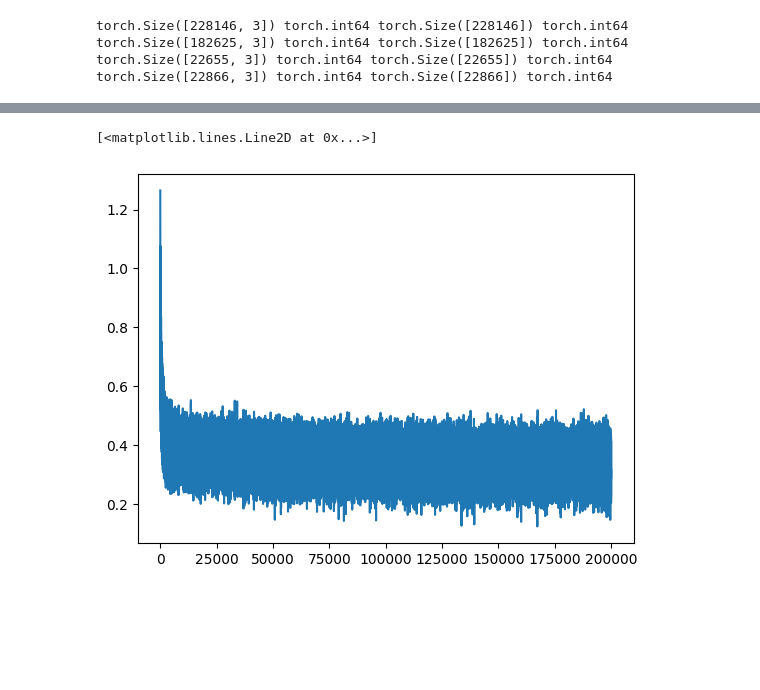
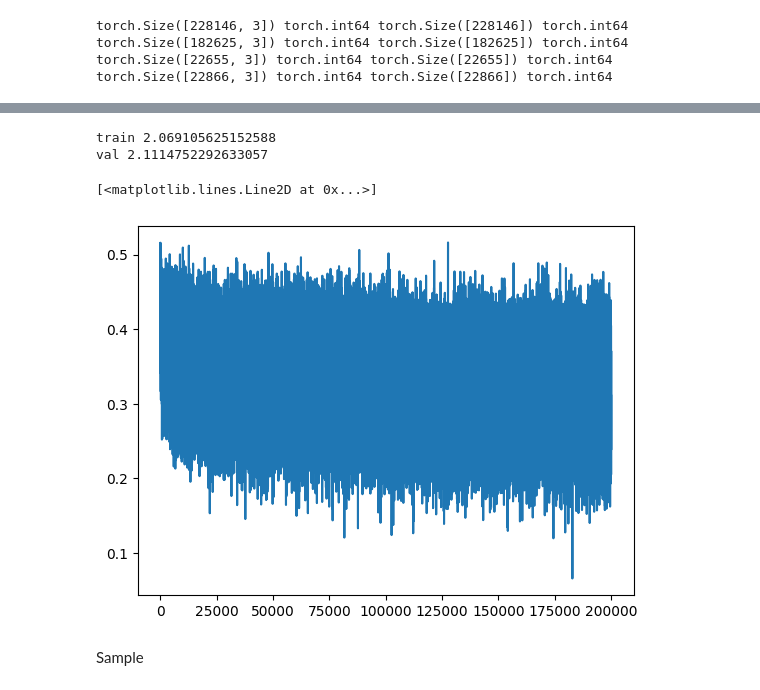
Before and after one commit to HanCreation/makemore, a Jupyter notebook: Makemore_codedbyhan.ipynb, the cells around one changed output, grey strips where cells are left out. Drawn from its saved outputs; the diff is of its cells as text; code cells hidden in the pictures; blank space fills up the shorter version.

```diff
--- a/Makemore_codedbyhan.ipynb
+++ b/Makemore_codedbyhan.ipynb
@@ -232,4 +291,3 @@ def init_params(embedding_dim, hidden_dim):
 # %%
-parameters, C, W1, b1, W2, b2 = init_params()
-for p in parameters:
-    p.requires_grad=True
+parameters, lossi, bnmean_running, bnstd_running = trainBNest()
+C, W1, b1, W2, b2, bngain, bnbias = parameters
@@ -297,2 +332,0 @@ def makemodel(X,Y,parameters=None,learning_rate=0.1, nepochs=200000,embedding_di
-# %%
-parameters, stepi, lossi = makemodel(Xtr,Ytr)
@@ -317,6 +333,14 @@ Test Loss: 2.206529140472412
+# %%
+split_lossBNest('train', parameters)
+h, hr=split_lossBNest('val', parameters)
+# %% [output]
+train 2.069105625152588
+val 2.1114752292633057
 # %%
-plt.plot(stepi,lossi)
+plt.plot(lossi)
 # %% [output]
 [<matplotlib.lines.Line2D at 0x...>]
-[figure, old version]
+[figure, new version]
+# %% [markdown]
+Sample
 # %%
```
Also changed, not shown: parts of 13 cells of this notebook, 2 other files.
